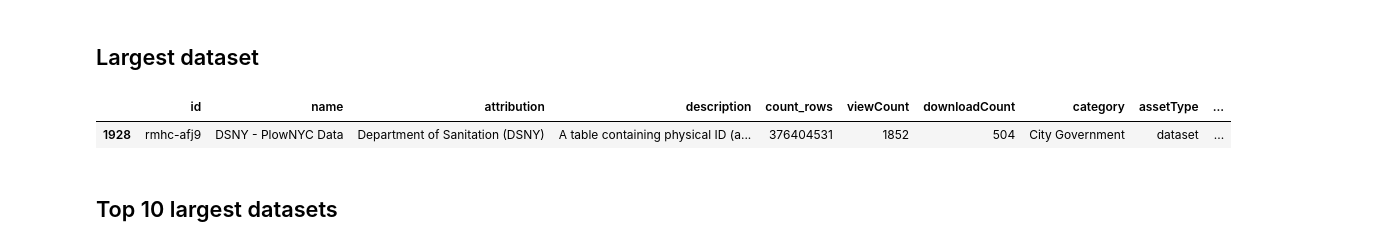
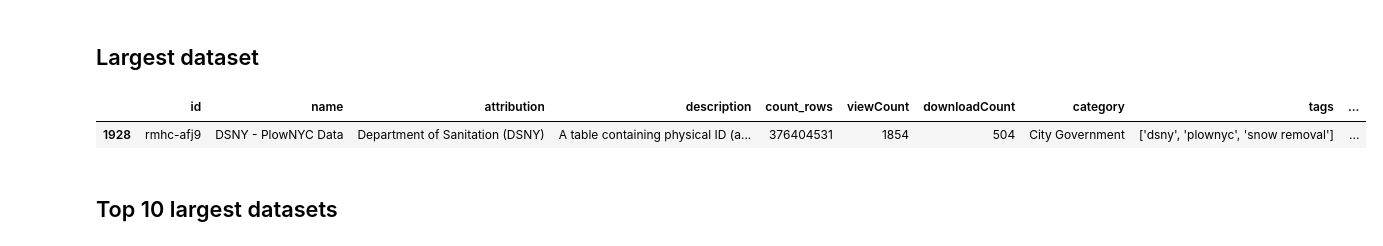
Before and after one commit to mebauer/nyc-open-bigdata, a Jupyter notebook: analysis.ipynb, the cells around one changed output. Cells and saved outputs as stored; diff of their text form; code cells hidden in the pictures.

```diff
--- a/analysis.ipynb
+++ b/analysis.ipynb
@@ -81,0 +22,5 @@ Check row with null `count_rows`.
+# %%
+df = pd.read_csv('data/data.csv')
+
+print(df.shape)
+df.head()
@@ -94,5 +75,0 @@ Skip this dataset for now. However, we should confirm the dataset is functional
-# %%
-# fill null count_rows
-df['count_rows'] = df['count_rows'].fillna(0).astype(int)
-
-df.head()
@@ -466,13 +98,13 @@ merged_df.head()
 # %% [markdown]
 ## Largest dataset
 # %%
-(merged_df
+(df
  .sort_values(by='count_rows', ascending=False)
  .head(1)
 )
 # %% [output]
-|  | id | name | attribution | description | count_rows | viewCount | downloadCount | category | assetType | ... |
-| 1928 | rmhc-afj9 | DSNY - PlowNYC Data | Department of Sanitation (DSNY) | A table containing physical ID (a... | 376404531 | 1852 | 504 | City Government | dataset | ... |
+|  | id | name | attribution | description | count_rows | viewCount | downloadCount | category | tags | ... |
+| 1928 | rmhc-afj9 | DSNY - PlowNYC Data | Department of Sanitation (DSNY) | A table containing physical ID (a... | 376404531 | 1854 | 504 | City Government | ['dsny', 'plownyc', 'snow removal'] | ... |
 # %% [markdown]
 ## Top 10 largest datasets
 # %%
```
Also changed, not shown: parts of 44 cells of this notebook, 2 other files.
